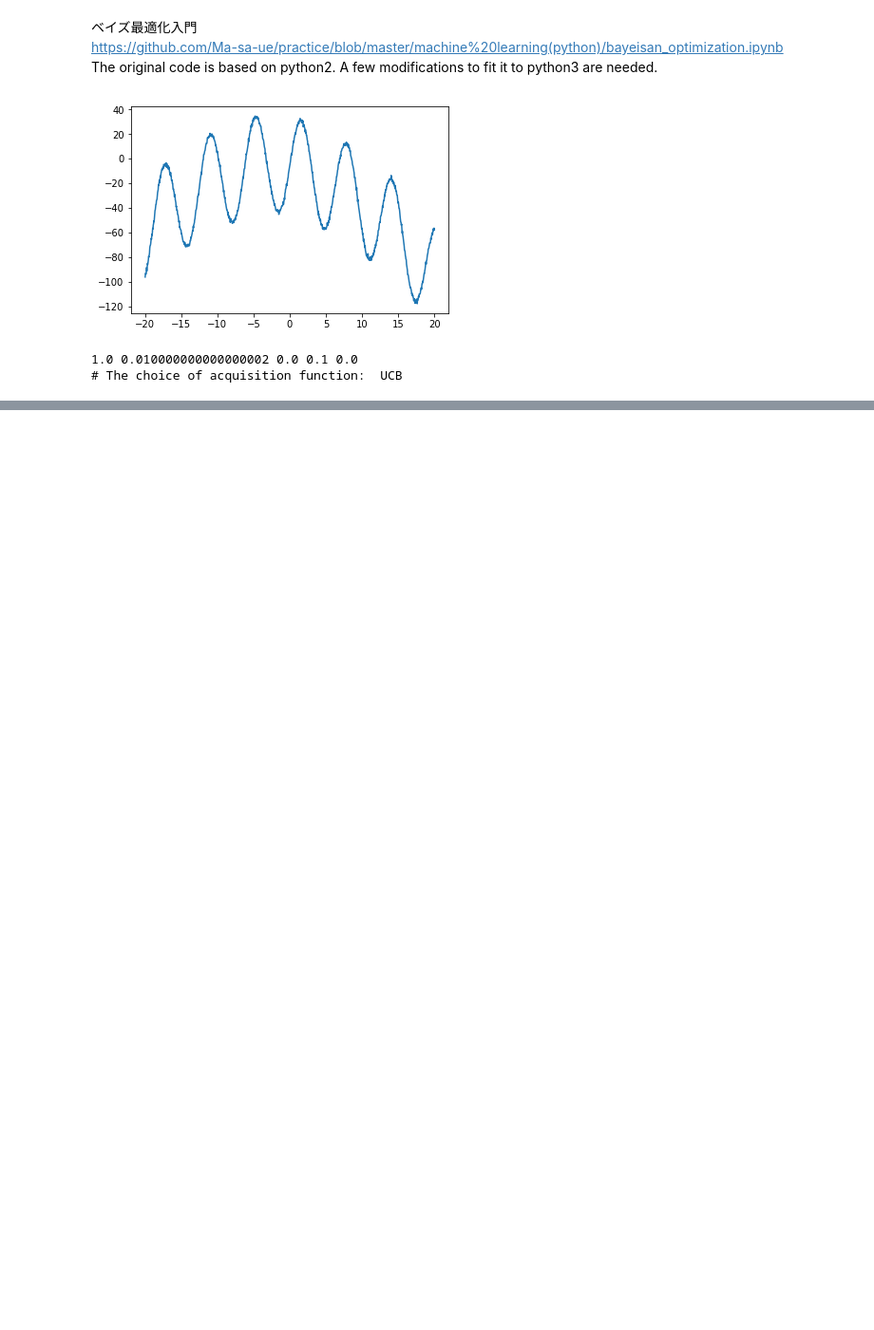
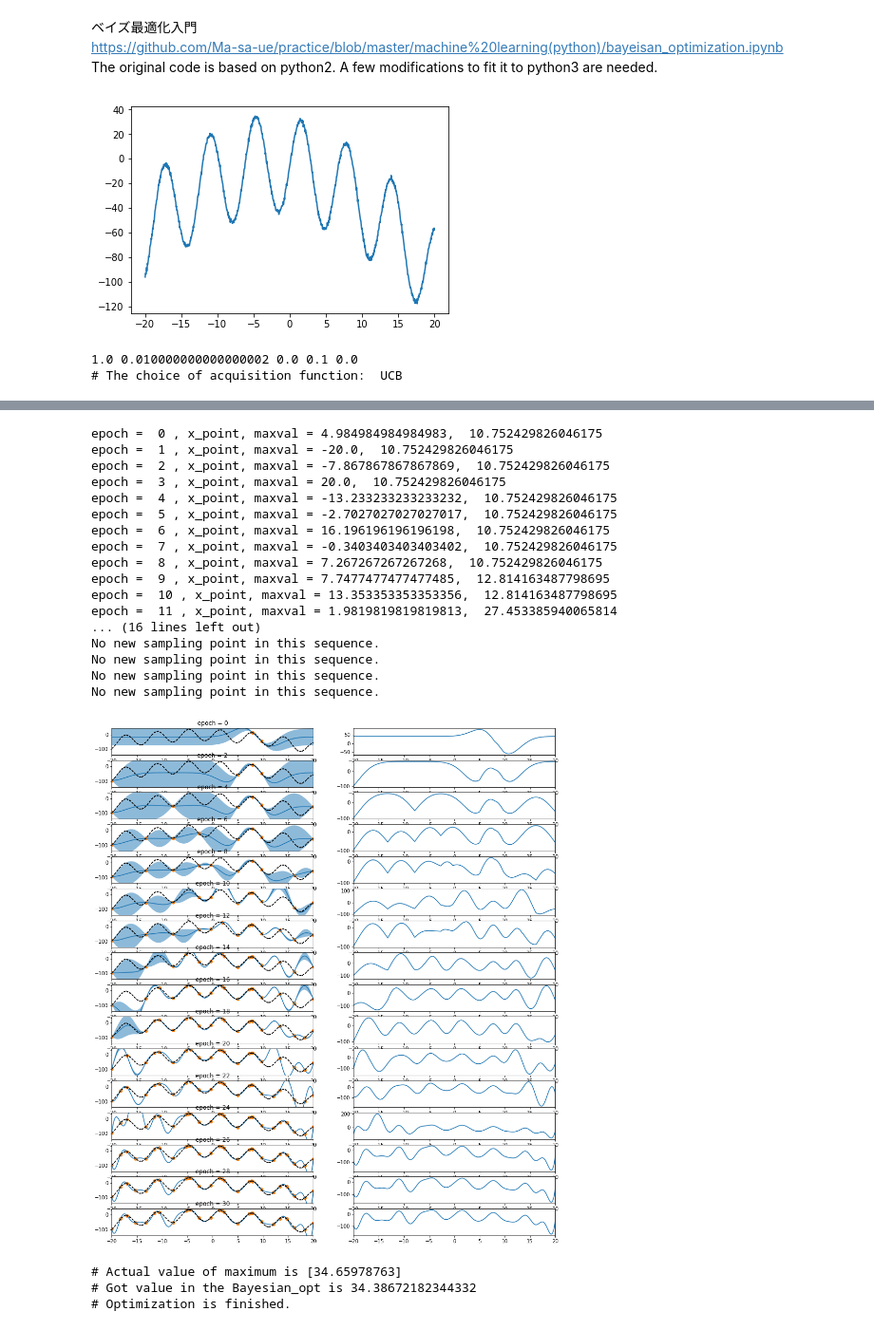
Before and after one commit to Yasushi-Shinohara/GPR_Note, a Jupyter notebook: Project2/Bopt_UCB.ipynb, the cells around one changed output, grey strips where cells are left out. Shown: that part at 95% size. Saved outputs shown, nothing was run; the diff lists cells and outputs as text; code cells hidden in the pictures; blank space fills up the shorter version.

```diff
--- a/Project2/Bopt_UCB.ipynb
+++ b/Project2/Bopt_UCB.ipynb
@@ -11,20 +11,18 @@ import matplotlib.pyplot as plt
 np.random.seed(seed=123)
 # %%
 #Define data, supervised data
-def target_func(x):
-    return 40.0*np.sin(x/1.0) - (0.3*(x+6.0))**2 - (0.2*(x-4.0))**2 - 1.0*np.abs(x+2.0) + np.random.normal(0,1,1)
+def x2y(x):
+    f = 40.0*np.sin(x/1.0) - (0.3*(x+6.0))**2 - (0.2*(x-4.0))**2 - 1.0*np.abs(x+2.0) + np.random.normal(0,1,1)
+    return f
 #
 xmin = -20
 xmax = 20
 Nx = 1000
 x = np.linspace(xmin, xmax, Nx)
-z = list(map(target_func,x)) #for python3
-z = np.array(z)
-plt.plot(x, z) #### plot true data
+y = list(map(x2y,x)) #for python3
+y = np.array(y)
+plt.plot(x, y) #### plot true data
 plt.show()
-def generate_sample(xval):
-    xid = np.argmin((x - xval)**2)
-    return z[xid]
 # %% [output]
 [figure]
 # %%
@@ -123,0 +48,42 @@ No new sampling point in this sequence.
+# %%
+#Definition of array as the initial condition
+x_sample_init = np.array([])
+y_sample_init = np.array([])
+Ninitial = 2
+for i in range(Ninitial):
+    x_point = np.random.uniform(xmin,xmax) #Initial point is randomely chosen
+    x_sample_init = np.append(x_sample_init,x_point)
+    y_point = x2y(x_point)
+    y_sample_init = np.append(y_sample_init,y_point)
+#
+Nepoch = 32 #Number of optimization
+nplotevery = Nepoch//16 #Plot the results in every this number
+
+mean, std, x_point, y_point, maxval_list = DO_BO(GPR, BO, x2y, x, x_sample_init, y_sample_init, Nepoch, nplotevery, answer_is_there=True)
+
+plt.figure()
+plt.plot(maxval_list)
+plt.grid()
+plt.show()
+# %% [output]
+epoch =  0 , x_point, maxval = 4.984984984984983,  10.752429826046175
+epoch =  1 , x_point, maxval = -20.0,  10.752429826046175
+epoch =  2 , x_point, maxval = -7.867867867867869,  10.752429826046175
+epoch =  3 , x_point, maxval = 20.0,  10.752429826046175
+epoch =  4 , x_point, maxval = -13.233233233233232,  10.752429826046175
+epoch =  5 , x_point, maxval = -2.7027027027027017,  10.752429826046175
+epoch =  6 , x_point, maxval = 16.196196196196198,  10.752429826046175
+epoch =  7 , x_point, maxval = -0.3403403403403402,  10.752429826046175
+epoch =  8 , x_point, maxval = 7.267267267267268,  10.752429826046175
+epoch =  9 , x_point, maxval = 7.7477477477477485,  12.814163487798695
+epoch =  10 , x_point, maxval = 13.353353353353356,  12.814163487798695
+epoch =  11 , x_point, maxval = 1.9819819819819813,  27.453385940065814
+... (16 lines left out)
+No new sampling point in this sequence.
+No new sampling point in this sequence.
+No new sampling point in this sequence.
+No new sampling point in this sequence.
+[figure, added]
+# Actual value of maximum is [34.65978763]
+# Got value in the Bayesian_opt is 34.38672182344332
+# Optimization is finished.
```
Also changed, not shown: parts of 3 cells of this notebook, 3 other files.
